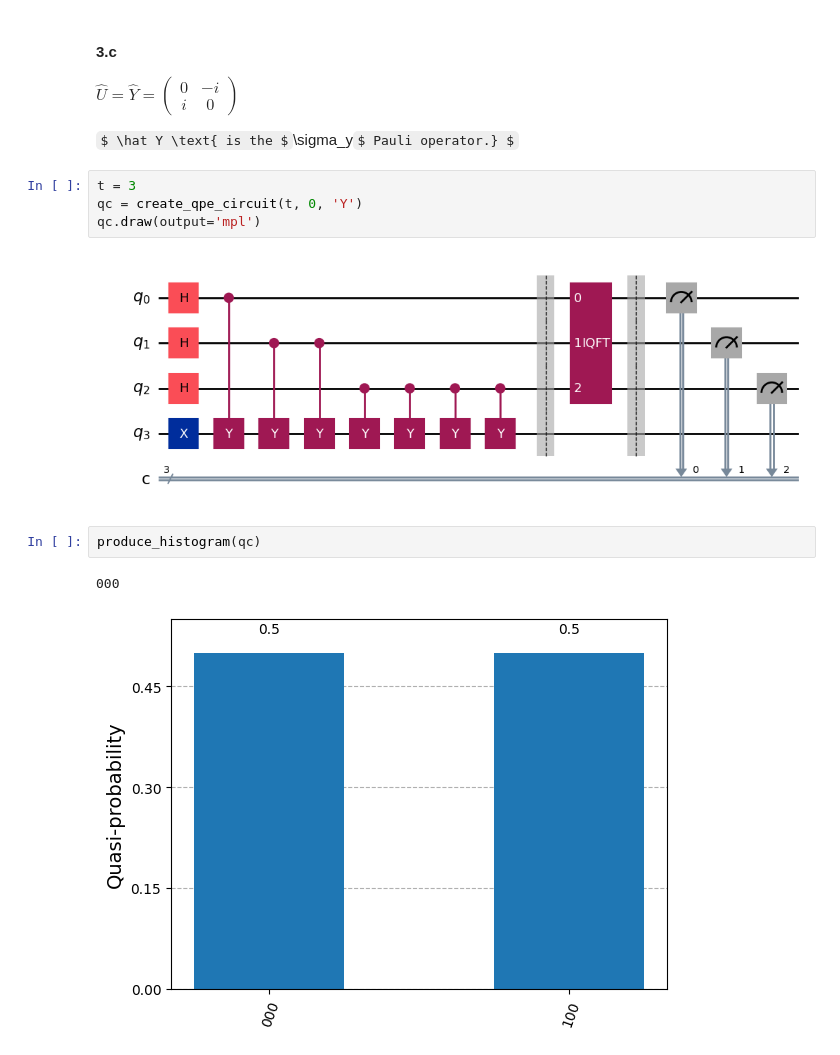
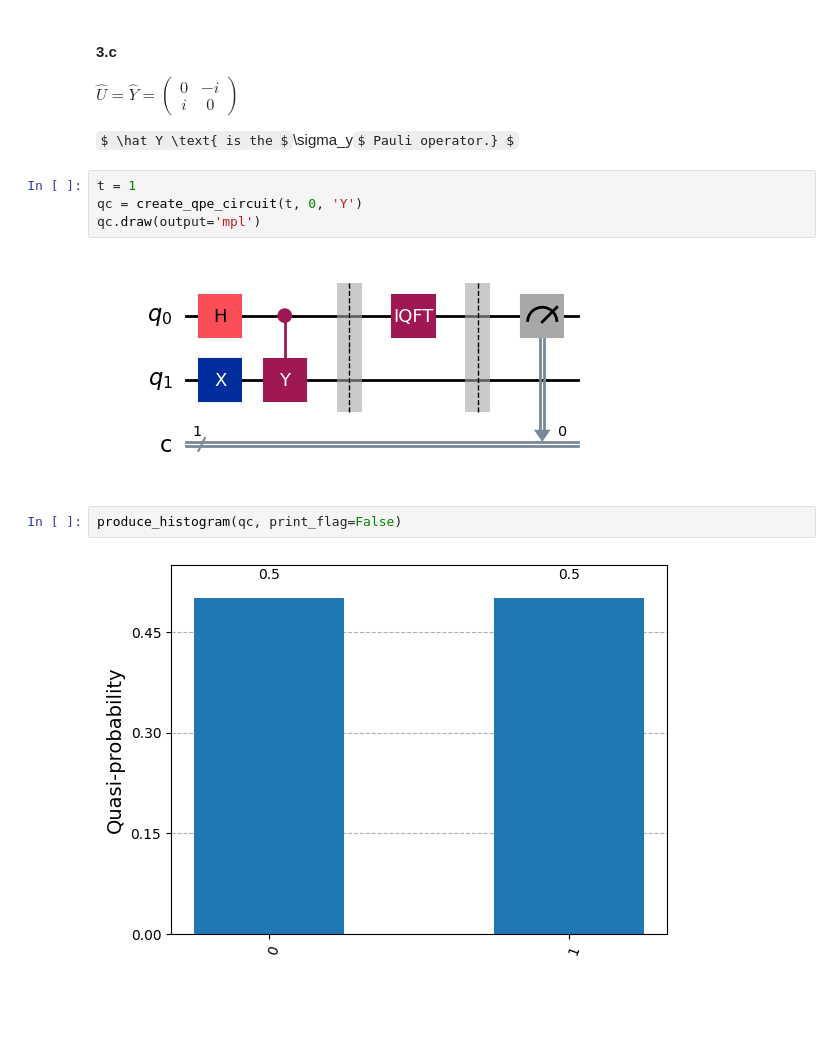
Before and after one commit to GalD101/qiskit_HW, a Jupyter notebook: hw9.ipynb, the cells around one changed output. Saved outputs shown, nothing was run; the diff lists cells and outputs as text; some formulas as TeX source; blank space fills up the shorter version.

```diff
--- a/hw9.ipynb
+++ b/hw9.ipynb
@@ -171,13 +176,12 @@ $ \hat U = \hat Y = \begin{pmatrix} 0 & -i \\ i & 0 \end{pmatrix} $
 
 $ \hat Y \text{ is the $\sigma_y$ Pauli operator.} $
 # %%
-t = 3
+t = 1
 qc = create_qpe_circuit(t, 0, 'Y')
 qc.draw(output='mpl')
 # %% [output]
-[figure, old version]
+[figure, new version]
 # %%
-produce_histogram(qc)
+produce_histogram(qc, print_flag=False)
 # %% [output]
-000
-[figure, old version]
+[figure, new version]
```
Also changed, not shown: parts of 14 cells of this notebook.
